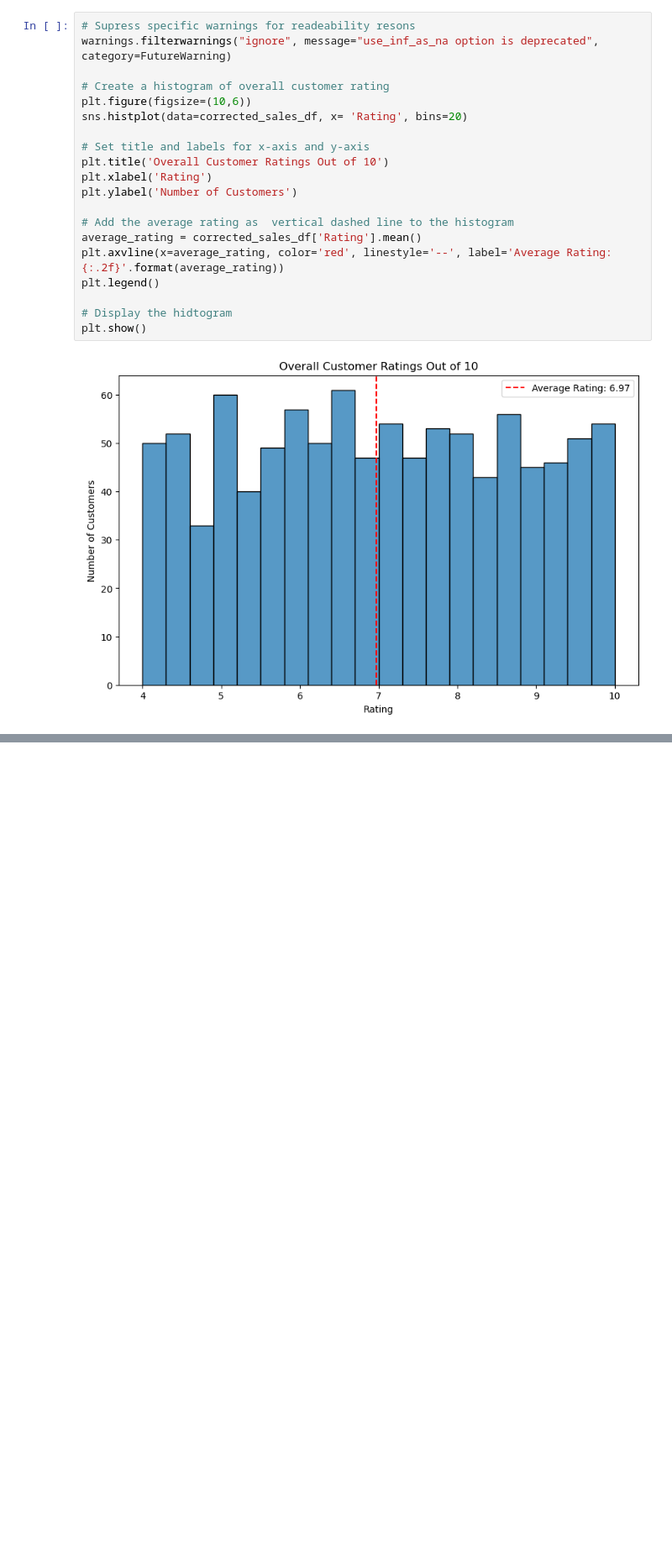
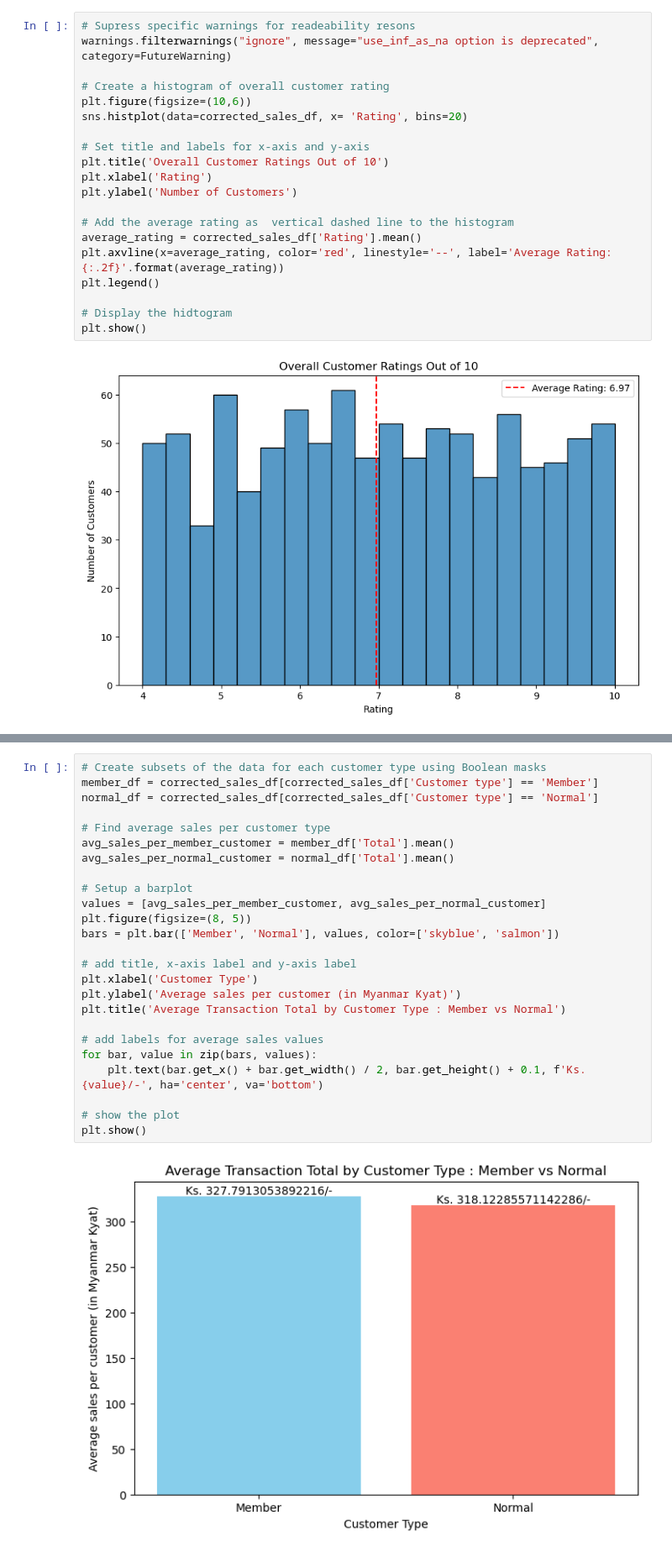
Before and after one commit to San2magar/Super_Market_Sales-Analysis, a Jupyter notebook: Super_MarketSale_Analysis.ipynb, the cells around one changed output, grey strips where cells are left out. Shown at 84% size. Drawn from its saved outputs; the diff is of its cells as text; blank space fills up the shorter version.

```diff
--- a/Super_MarketSale_Analysis.ipynb
+++ b/Super_MarketSale_Analysis.ipynb
@@ -238,0 +299,27 @@ plt.show()
+# %%
+# Create subsets of the data for each customer type using Boolean masks
+member_df = corrected_sales_df[corrected_sales_df['Customer type'] == 'Member']
+normal_df = corrected_sales_df[corrected_sales_df['Customer type'] == 'Normal']
+
+# Find average sales per customer type
+avg_sales_per_member_customer = member_df['Total'].mean()
+avg_sales_per_normal_customer = normal_df['Total'].mean()
+
+# Setup a barplot
+values = [avg_sales_per_member_customer, avg_sales_per_normal_customer]
+plt.figure(figsize=(8, 5))
+bars = plt.bar(['Member', 'Normal'], values, color=['skyblue', 'salmon'])
+
+# add title, x-axis label and y-axis label
+plt.xlabel('Customer Type')
+plt.ylabel('Average sales per customer (in Myanmar Kyat)')
+plt.title('Average Transaction Total by Customer Type : Member vs Normal')
+
+# add labels for average sales values
+for bar, value in zip(bars, values):
+    plt.text(bar.get_x() + bar.get_width() / 2, bar.get_height() + 0.1, f'Ks. {value}/-', ha='center', va='bottom')
+
+# show the plot
+plt.show()
+# %% [output]
+[figure, added]
```
Also changed, not shown: parts of 10 cells of this notebook.
